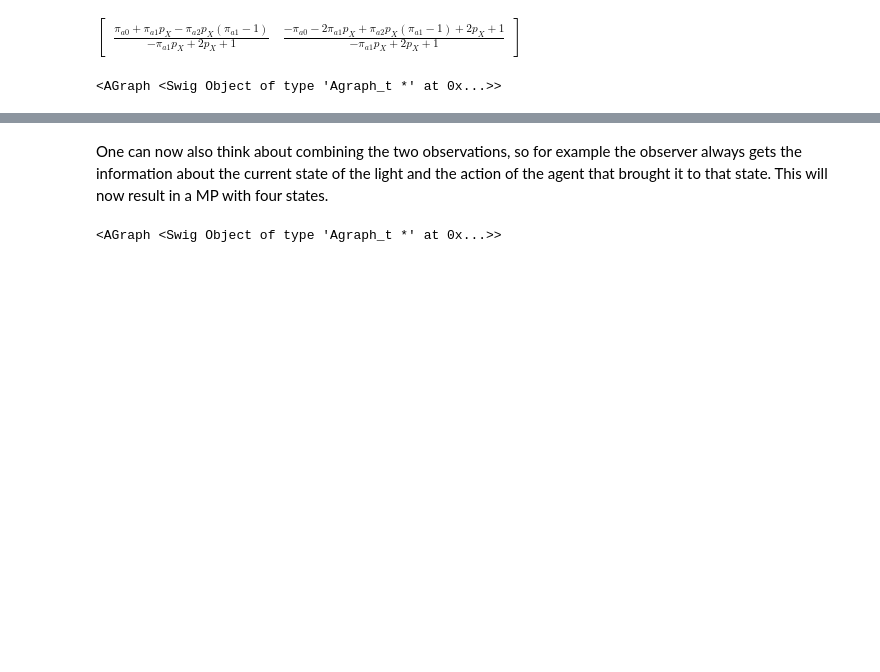
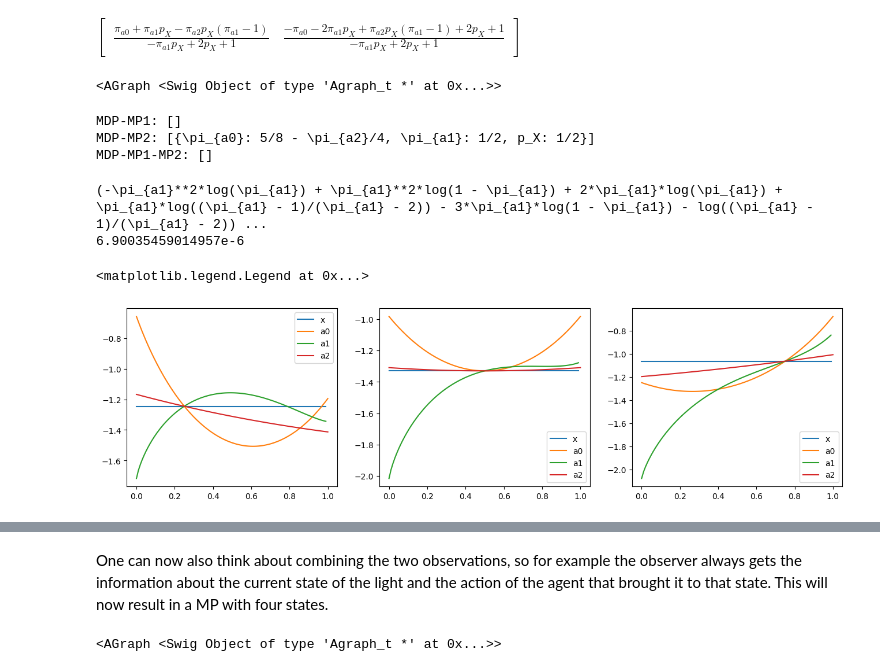
Before and after one commit to LukasPrader/BscThesis_Physics_uibk, a Jupyter notebook: POMDP_analysis.ipynb, the cells around one changed output, grey strips where cells are left out. Saved outputs shown, nothing was run; the diff lists cells and outputs as text; code cells hidden in the pictures; blank space fills up the shorter version.

```diff
--- a/POMDP_analysis.ipynb
+++ b/POMDP_analysis.ipynb
@@ -266,3 +259,65 @@ h_mp2 = sym.simplify(lp_static_mp_entropy_rate(stat_mp2, P_mp2))
+# %%
+# entropy rates
+h_mdp = sym.simplify(lp_static_mp_entropy_rate(stat_mdp, P_mdp))
+h_mp1 = sym.simplify(lp_static_mp_entropy_rate(stat_mp1, P_mp1))
+h_mp2 = sym.simplify(lp_static_mp_entropy_rate(stat_mp2, P_mp2))
+
+h_d = h_mdp-h_mp1
+extreme_points = sym.solve([h_d.diff(x), h_d.diff(a1)], [x, a1], dict=True)
+print("MDP-MP1:", extreme_points)
+
+h_d = h_mdp-h_mp2
+extreme_points = sym.solve([h_d.diff(x), h_d.diff(a0), h_d.diff(a1), h_d.diff(a2)], [x, a0, a1, a2], dict=True)
+print("MDP-MP2:", extreme_points)
+
+h_d = h_mdp-h_mp1-h_mp2
+extreme_points = sym.solve([h_d.diff(x), h_d.diff(a0), h_d.diff(a1), h_d.diff(a2)], [x, a0, a1, a2], dict=True)
+print("MDP-MP1-MP2:", extreme_points)
+# %% [output]
+MDP-MP1: []
+MDP-MP2: [{\pi_{a0}: 5/8 - \pi_{a2}/4, \pi_{a1}: 1/2, p_X: 1/2}]
+MDP-MP1-MP2: []
+# %%
+h_d = h_mdp-h_mp1
+print(sym.simplify(h_d))
+h_d = h_d.subs(x, 0.999)
+h_d = h_d.subs(a1, 0.999)
+print(sym.simplify(h_d))
+# %% [output]
+(-\pi_{a1}**2*log(\pi_{a1}) + \pi_{a1}**2*log(1 - \pi_{a1}) + 2*\pi_{a1}*log(\pi_{a1}) + \pi_{a1}*log((\pi_{a1} - 1)/(\pi_{a1} - 2)) - 3*\pi_{a1}*log(1 - \pi_{a1}) - log((\pi_{a1} - 1)/(\pi_{a1} - 2)) ...
+6.90035459014957e-6
+# %%
+# lambdify for function plot
+h_diff_l = sym.lambdify([x, a0, a1, a2], h_mdp-h_mp1-h_mp2)
+
+plt.figure(figsize = (16, 4))
+p = np.linspace(1e-23, 1-1e-23, 100)
+plt.subplot(131)
+c = 0.25
+plt.plot(p, h_diff_l(p, c, c, c), label = "x")
+plt.plot(p, h_diff_l(c, p, c, c), label = "a0")
+plt.plot(p, h_diff_l(c, c, p, c), label = "a1")
+plt.plot(p, h_diff_l(c, c, c, p), label = "a2")
+plt.legend()
+
+plt.subplot(132)
+c = 0.5
+plt.plot(p, h_diff(p, c, c, c), label = "x")
+plt.plot(p, h_diff(c, p, c, c), label = "a0")
+plt.plot(p, h_diff(c, c, p, c), label = "a1")
+plt.plot(p, h_diff(c, c, c, p), label = "a2")
+plt.legend()
+
+plt.subplot(133)
+c = 0.75
+plt.plot(p, h_diff(p, c, c, c), label = "x")
+plt.plot(p, h_diff(c, p, c, c), label = "a0")
+plt.plot(p, h_diff(c, c, p, c), label = "a1")
+plt.plot(p, h_diff(c, c, c, p), label = "a2")
+plt.legend()
+# %% [output]
+<matplotlib.legend.Legend at 0x...>
+[figure, added]
 # %%
 import numpy as np
 import sympy as sym
```
Also changed, not shown: parts of 5 cells of this notebook, 1 other file.
